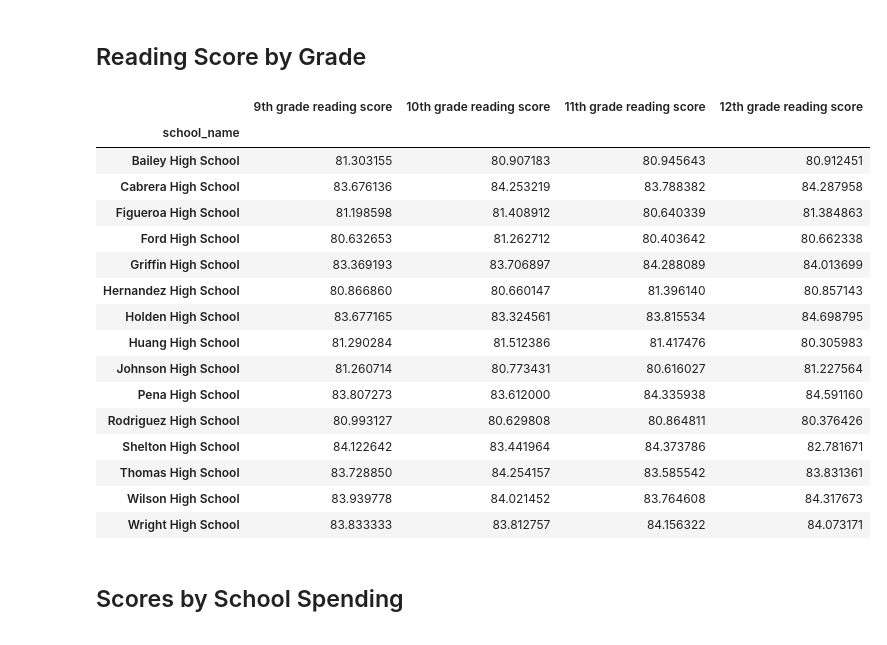
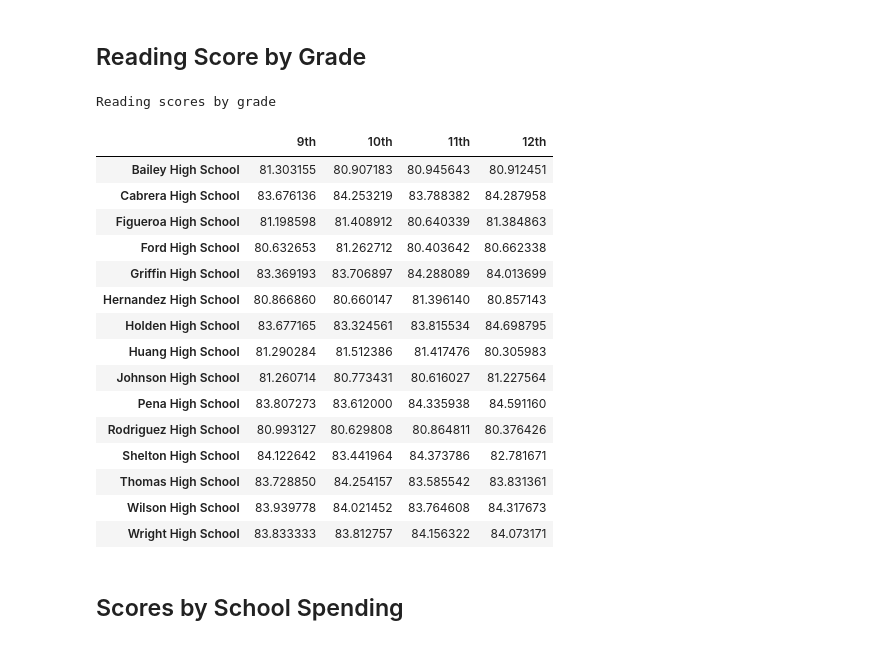
Before and after one commit to alisonands2000/a4-pandas-challenge, a Jupyter notebook: PyCitySchools/main.ipynb, the cells around one changed output. Cells and saved outputs as stored; diff of their text form; code cells hidden in the pictures.

```diff
--- a/PyCitySchools/main.ipynb
+++ b/PyCitySchools/main.ipynb
@@ -382,27 +414,32 @@ math_scores_by_grade
 # %%
 ninth_graders = school_data_all[(school_data_all['grade']=='9th')]
 tenth_graders = school_data_all[(school_data_all['grade']=='10th')]
 eleventh_graders = school_data_all[(school_data_all['grade']=='11th')]
 twelfth_graders = school_data_all[(school_data_all['grade']=='12th')]
 
 # Group by `school_name` and take the mean of the `reading_score` column for each.
 ninth_grade_reading_scores = ninth_graders.groupby('school_name')['reading_score'].mean()
 tenth_grader_reading_scores = tenth_graders.groupby('school_name')['reading_score'].mean()
 eleventh_grader_reading_scores = eleventh_graders.groupby('school_name')['reading_score'].mean()
 twelfth_grader_reading_scores = twelfth_graders.groupby('school_name')['reading_score'].mean()
 
-ninth_grade_reading_scores = pd.DataFrame(ninth_grade_reading_scores).rename(columns = {'reading_score':'9th grade reading score'})
-tenth_grader_reading_scores = pd.DataFrame(tenth_grader_reading_scores).rename(columns = {'reading_score':'10th grade reading score'})
-eleventh_grader_reading_scores = pd.DataFrame(eleventh_grader_reading_scores).rename(columns = {'reading_score':'11th grade reading score'})
-twelfth_grader_reading_scores = pd.DataFrame(twelfth_grader_reading_scores).rename(columns = {'reading_score':'12th grade reading score'})
-
-reading_scores_by_grade = pd.merge(ninth_grade_reading_scores, tenth_grader_reading_scores, on = 'school_name')
-reading_scores_by_grade = pd.merge(reading_scores_by_grade, eleventh_grader_reading_scores, on = 'school_name')
-reading_scores_by_grade = pd.merge(reading_scores_by_grade, twelfth_grader_reading_scores, on = 'school_name')
+#writing into a dict to display
+reading_scores_by_grade = {
+    '9th': ninth_grade_reading_scores,
+    '10th': tenth_grader_reading_scores,
+    '11th': eleventh_grader_reading_scores,
+    '12th': twelfth_grader_reading_scores
+}
+# Convert to Dataframe
+reading_scores_by_grade = pd.DataFrame(reading_scores_by_grade)
+# Remove index name
+reading_scores_by_grade.index.name = None
+# Display
+print('Reading scores by grade')
 reading_scores_by_grade
 # %% [output]
+Reading scores by grade
-|  | 9th grade reading score | 10th grade reading score | 11th grade reading score | 12th grade reading score |
-| school_name |  |  |  |  |
+|  | 9th | 10th | 11th | 12th |
 | Bailey High School | 81.303155 | 80.907183 | 80.945643 | 80.912451 |
 | Cabrera High School | 83.676136 | 84.253219 | 83.788382 | 84.287958 |
 | Figueroa High School | 81.198598 | 81.408912 | 80.640339 | 81.384863 |
```
Also changed, not shown: parts of 31 cells of this notebook.
